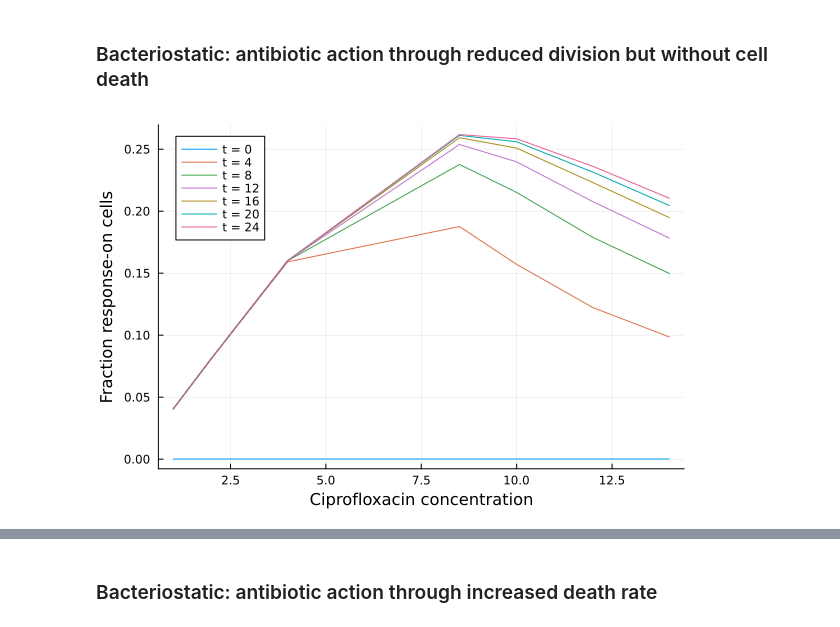
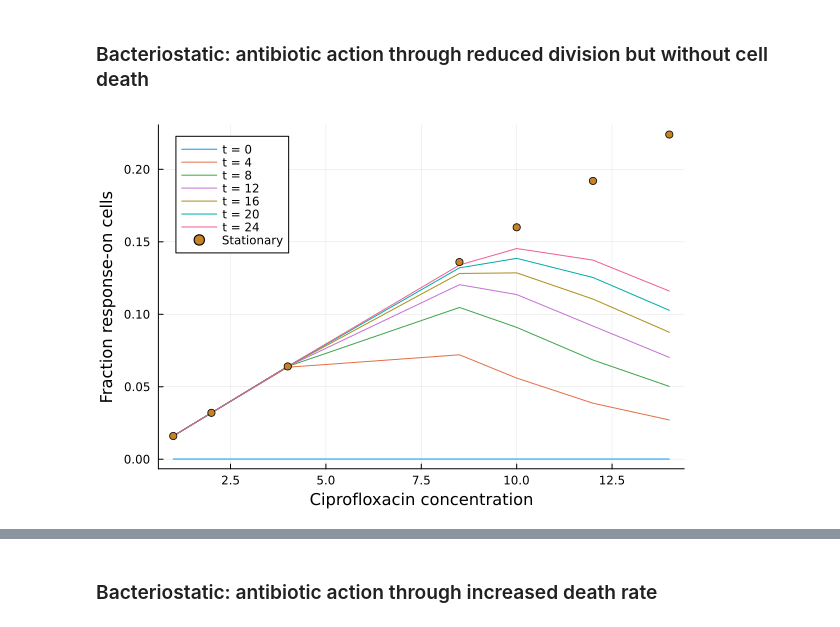
Before and after one commit to LucyL-J/estimu, a Jupyter notebook: dose-dependence.ipynb, the cells around one changed output, grey strips where cells are left out. Drawn from its saved outputs; the diff is of its cells as text; code cells hidden in the pictures.

```diff
--- a/dose-dependence.ipynb
+++ b/dose-dependence.ipynb
@@ -83,11 +97,12 @@ vline!([MAC], lab="MAC", style=:dash, c=:orange)
 # %%
 # Switching rate increases with division rate and with antibiotic concentration
 switching_rate(gamma_off, c, scaling_factor) = scaling_factor*gamma_off*c
-# Estimated switching rate for different growth media from Jaramillo-Riveri et al.
-lambda_1 = [0.135, 0.135, 0.161, 0.351, 0.533, 0.378, 0.614, 0.565, 0.724]
-alpha_MLE = [0.008, 0.012, 0.012, 0.016, 0.026, 0.025, 0.029, 0.027, 0.035]
-alpha_0, scaling_factor = linear_fit(lambda_1, alpha_MLE)
-P_alpha = plot(ylab="Switching rate to high SOS", xlab="Population growth rate [1/h]")
-scatter!(lambda_1, alpha_MLE, lab="Mother machine data Jaramillo-Riveri et al.")
-plot!(lambda_1, x -> alpha_0 + x*scaling_factor, lab="Linear least squares fit")
+# Estimated switching rate for different ciprofloxacin concentrations from Jaramillo-Riveri et al.
+alpha_mean = [0.007, 0.021, 0.039]
+alpha_sme = [0.002, 0.005, 0.008]
+alpha_0, scaling_factor = linear_fit(1:3, alpha_mean)
+println(scaling_factor)
+P_alpha = plot(ylab="Switching rate to SOS-on", xlab="Ciprofloxacin concentration [ng/mL]", legend=:false)
+scatter!(1:3, alpha_mean, yerror=(alpha_mean.-alpha_sme, alpha_mean.+alpha_sme), lab="Mother machine data Jaramillo-Riveri et al.")
+plot!(1:3, x -> alpha_0 + x*scaling_factor, lab="Linear least squares fit", width=1.5)
 # %% [output]
@@ -95,34 +111,40 @@ plot!(lambda_1, x -> alpha_0 + x*scaling_factor, lab="Linear least squares fit")
 # %% [markdown]
 ### Bacteriostatic: antibiotic action through reduced division but without cell death
 # %%
-gamma_on_rel = 0.1/lambda_max
-delta_on = 0.1
-
+default_paras()
 # Calculate the population dynamic parameters depending on the concentration for bacteriostatic drug
 function pop_dyn_paras(c)
     # Population growth rate -> dose-repsonse curve
     pop_growth = growth_rate(lambda_max, c, IC50, hill_coeff)
     # Decrease in population growth rate due to change in division rate off-cells and switching rate
     gamma_off = pop_growth/(1 - c*scaling_factor)
     switching = switching_rate(gamma_off, c, scaling_factor)
     # Optionally, change in division rate on-cells (rel. division rate is fixed)
     gamma_on = gamma_off*gamma_on_rel
     return pop_growth, switching, gamma_on
 end
 function pop_sizes_exp(t, c)
     pop_growth, switching, gamma_on = pop_dyn_paras(c)
     n_on = pop_size_exp(t, N0_off, pop_growth, switching, N0_on, gamma_on-delta_on)
     n_off = pop_size_exp(t, N0_off, pop_growth)
     return n_on, n_off
 end
 function fraction_on_exp(t, c)
     n_on, n_off = pop_sizes_exp(t, c)
     return n_on / (n_on + n_off)
 end
+function fraction_on_stat(c)
+    pop_growth, switching, gamma_on = pop_dyn_paras(c)
+    if gamma_on - delta_on < pop_growth
+        return switching/(pop_growth + switching - (gamma_on-delta_on))
+    else
+        return 1
+    end
+end
 P_f = plot(xlab="Ciprofloxacin concentration", ylab="Fraction response-on cells")
 for y in 0:4:24
     plot!(C, x -> fraction_on_exp(y, x), lab="t = $y")
 end
-P_f
+scatter!(C, x -> fraction_on_stat(x), lab="Stationary")
 # %% [output]
-[figure, old version]
+[figure, new version]
```
Also changed, not shown: parts of 11 cells of this notebook, 1 other file.
